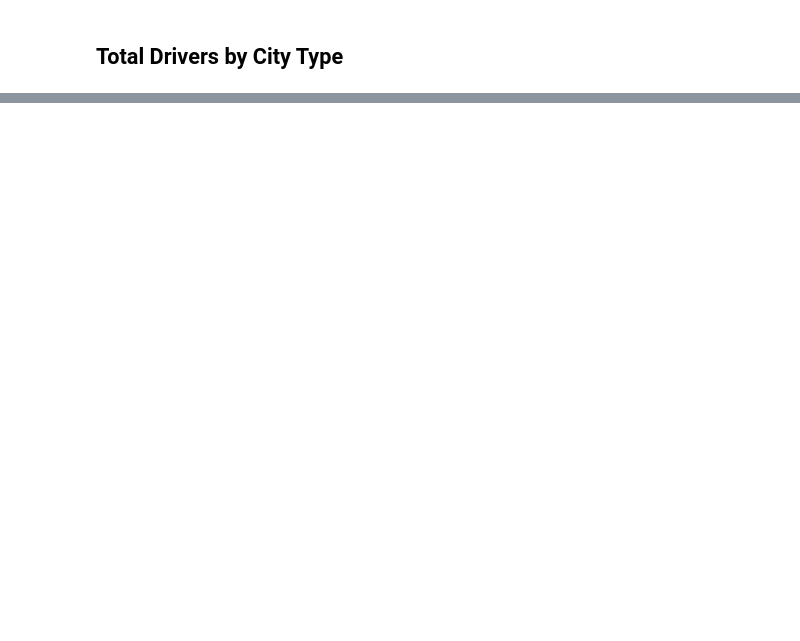
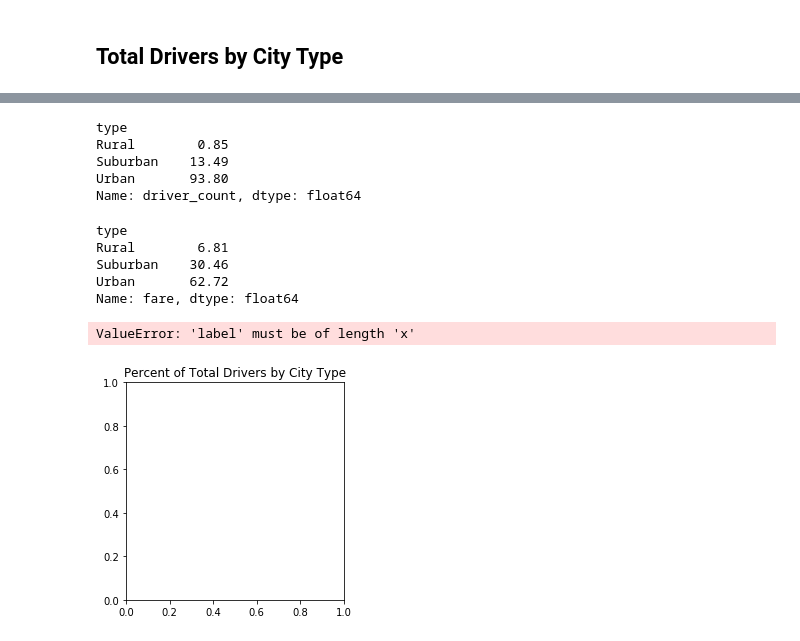
Before and after one commit to MarcThomas-Mo/matplotlib-homework, a Jupyter notebook: matplotlib-homework.ipynb, the cells around one changed output, grey strips where cells are left out. Cells and saved outputs as stored; diff of their text form; code cells hidden in the pictures; blank space fills up the shorter version.

```diff
--- a/matplotlib-homework.ipynb
+++ b/matplotlib-homework.ipynb
@@ -129,0 +227,44 @@ plt.show()
+# %%
+driver_summary = total_ride_data.groupby("type")
+driver_summary.head()
+
+driver_summary=round((driver_summary["driver_count"].sum()/total_fares)*100,2)
+driver_summary
+# %% [output]
+type
+Rural        0.85
+Suburban    13.49
+Urban       93.80
+Name: driver_count, dtype: float64
+# %%
+# Build Pie Charts
+#labels for plotting fare percentages by type
+labels = [type]
+percent_of_drivers = driver_summary
+colors = ["lightcoral", "skyblue", "gold"]
+explode = (0.1, 0, 0)
+percent_of_fares
+# Save Figure
+# %% [output]
+type
+Rural        6.81
+Suburban    30.46
+Urban       62.72
+Name: fare, dtype: float64
+# %%
+# Show Figure
+
+#plotting driver count percentages by type
+plt.title("Percent of Total Drivers by City Type")
+plt.pie(percent_of_drivers
+        , explode = explode
+        , labels = labels
+        , colors = colors
+        , autopct = "%1.1f%%"
+       , shadow =True
+       , startangle = 180
+       )
+plt.show()
+# %% [output]
+ValueError: 'label' must be of length 'x'
+[figure, added]
```
Also changed, not shown: parts of 24 cells of this notebook, 1 other file.
